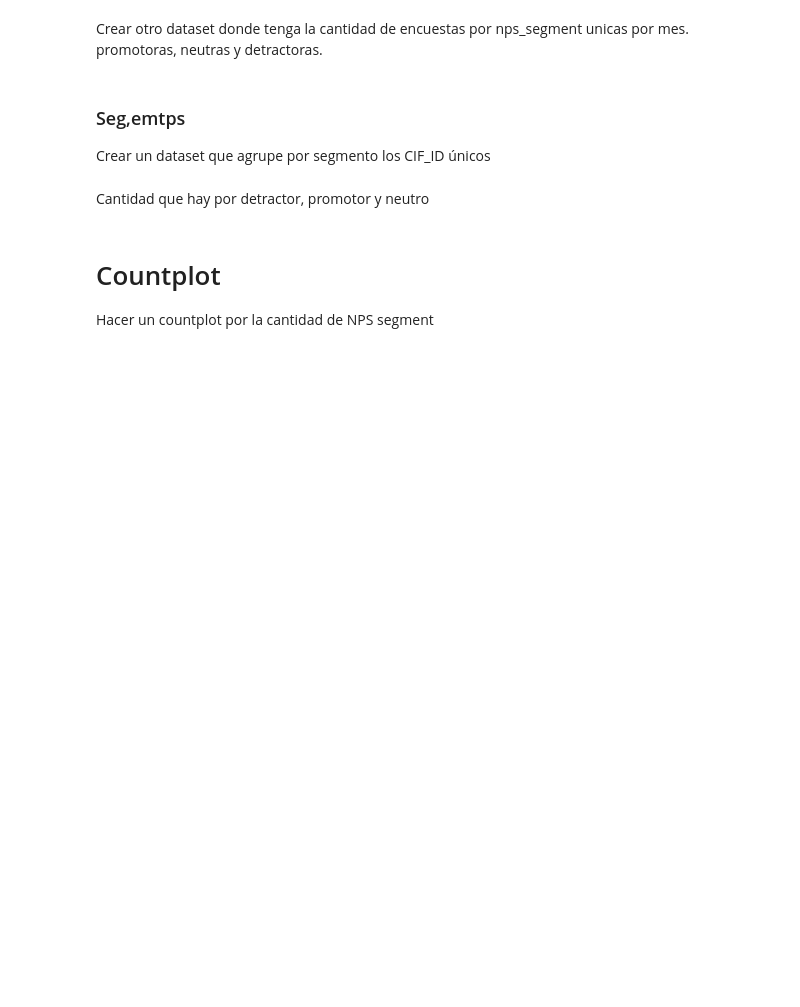
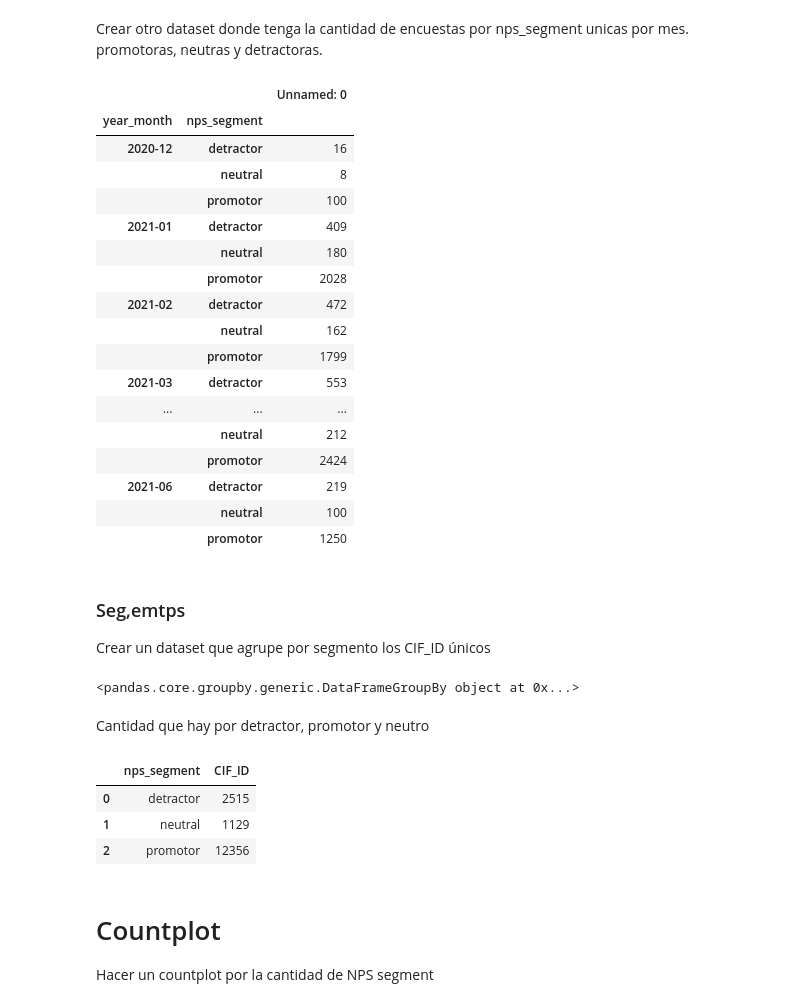
Before and after one commit to adelgado24/UCEMA_POO, a Jupyter notebook: 05-viz/01_eda_nps_ejercicio.ipynb, the cells around one changed output. Saved outputs shown, nothing was run; the diff lists cells and outputs as text; code cells hidden in the pictures; blank space fills up the shorter version.

```diff
--- a/05-viz/01_eda_nps_ejercicio.ipynb
+++ b/05-viz/01_eda_nps_ejercicio.ipynb
@@ -135,5 +204,26 @@ df.groupby(grouping_column).agg(
 # %% [markdown]
 Crear otro dataset donde tenga la cantidad de encuestas por nps_segment unicas por mes. promotoras, neutras y detractoras.
+# %%
+df.groupby(['year_month','nps_segment'])['Unnamed: 0'].count().to_frame()
+# %% [output]
+|  |  | Unnamed: 0 |
+| year_month | nps_segment |  |
+| 2020-12 | detractor | 16 |
+|  | neutral | 8 |
+|  | promotor | 100 |
+| 2021-01 | detractor | 409 |
+|  | neutral | 180 |
+|  | promotor | 2028 |
+| 2021-02 | detractor | 472 |
+|  | neutral | 162 |
+|  | promotor | 1799 |
+| 2021-03 | detractor | 553 |
+| ... | ... | ... |
+|  | neutral | 212 |
+|  | promotor | 2424 |
+| 2021-06 | detractor | 219 |
+|  | neutral | 100 |
+|  | promotor | 1250 |
 # %% [markdown]
 ### Seg,emtps
 Crear un dataset que agrupe por segmento los CIF_ID únicos
@@ -143,2 +230,7 @@ dataset_por_segmento
+# %%
+dataset_por_segmento = df.groupby('nps_segment')
+dataset_por_segmento
+# %% [output]
+<pandas.core.groupby.generic.DataFrameGroupBy object at 0x...>
 # %%
 #reset_index() implementalo al dataset y asignaselo
@@ -146,5 +238,12 @@ dataset_por_segmento
 # %% [markdown]
 Cantidad que hay por detractor, promotor y neutro
+# %%
+dataset_por_segmento
+# %% [output]
+|  | nps_segment | CIF_ID |
+| 0 | detractor | 2515 |
+| 1 | neutral | 1129 |
+| 2 | promotor | 12356 |
 # %% [markdown]
 # Countplot
 Hacer un countplot por la cantidad de NPS segment
```
Also changed, not shown: parts of 23 cells of this notebook, 2 other files.
